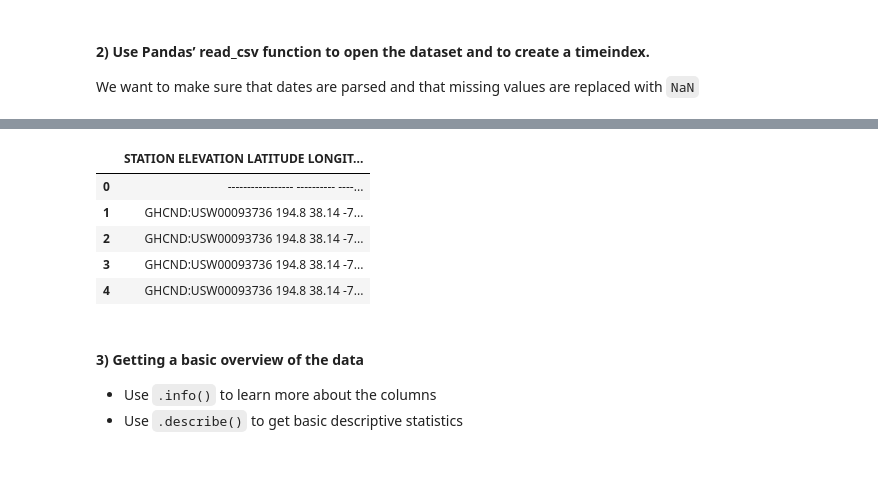
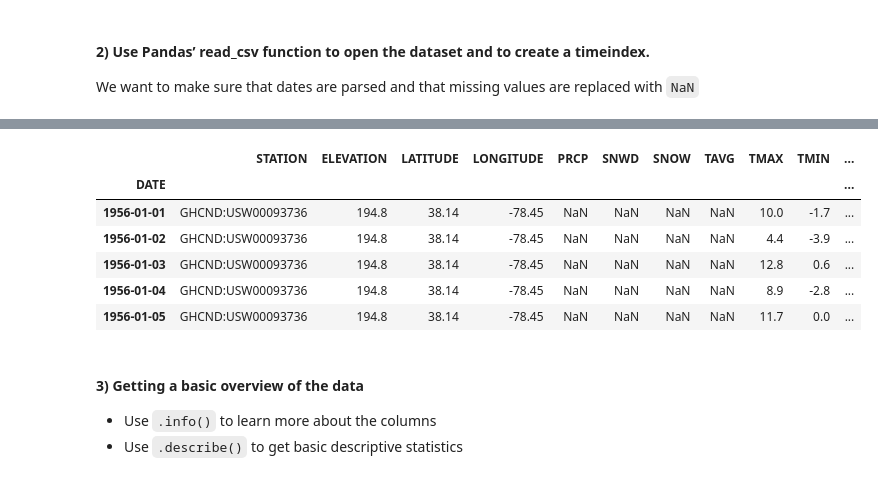
Before and after one commit to jadalee26/ISAT_420_S26_Shared, a Jupyter notebook: W5_Pandas_Groupby_And_Timeseries/Code/w5_pandas_timerseries_practice.ipynb, the cells around one changed output, grey strips where cells are left out. Saved outputs shown, nothing was run; the diff lists cells and outputs as text; code cells hidden in the pictures.

Commit message:
week 5 pandas exercise

```diff
--- a/W5_Pandas_Groupby_And_Timeseries/Code/w5_pandas_timerseries_practice.ipynb
+++ b/W5_Pandas_Groupby_And_Timeseries/Code/w5_pandas_timerseries_practice.ipynb
@@ -22,14 +33,19 @@ We want to make sure that dates are parsed and that missing values are replaced
 # %%
-datafile = r'../Data/CDO_USW00093736_1955_2025.txt'
-df = pd.read_csv(datafile)
+datafile = r'../Data/CDO_USW00093736_1955_2025.txt' #the data file is a text file not a cvs so it reads the columns as one. To remove any columns I have to make them into their own columns.
+df = pd.read_csv(datafile, sep= r'\s+',
+                na_values = [-9999, -9999.0],
+                skiprows = [1], #skiprows is used to skip a row in the file that doesn't have any data, panda assumes the first row is the column headers.
+                parse_dates = [4])
+df = df.set_index('DATE')
 df.head()
 # %% [output]
-|  | STATION ELEVATION LATITUDE LONGIT... |
-| 0 | ----------------- ---------- ----... |
-| 1 | GHCND:USW00093736 194.8 38.14 -7... |
-| 2 | GHCND:USW00093736 194.8 38.14 -7... |
-| 3 | GHCND:USW00093736 194.8 38.14 -7... |
-| 4 | GHCND:USW00093736 194.8 38.14 -7... |
+|  | STATION | ELEVATION | LATITUDE | LONGITUDE | PRCP | SNWD | SNOW | TAVG | TMAX | TMIN | ... |
+| DATE |  |  |  |  |  |  |  |  |  |  | ... |
+| 1956-01-01 | GHCND:USW00093736 | 194.8 | 38.14 | -78.45 | NaN | NaN | NaN | NaN | 10.0 | -1.7 | ... |
+| 1956-01-02 | GHCND:USW00093736 | 194.8 | 38.14 | -78.45 | NaN | NaN | NaN | NaN | 4.4 | -3.9 | ... |
+| 1956-01-03 | GHCND:USW00093736 | 194.8 | 38.14 | -78.45 | NaN | NaN | NaN | NaN | 12.8 | 0.6 | ... |
+| 1956-01-04 | GHCND:USW00093736 | 194.8 | 38.14 | -78.45 | NaN | NaN | NaN | NaN | 8.9 | -2.8 | ... |
+| 1956-01-05 | GHCND:USW00093736 | 194.8 | 38.14 | -78.45 | NaN | NaN | NaN | NaN | 11.7 | 0.0 | ... |
 # %% [markdown]
 #### 3) Getting a basic overview of the data
 
```
Also changed, not shown: parts of 3 cells of this notebook.
